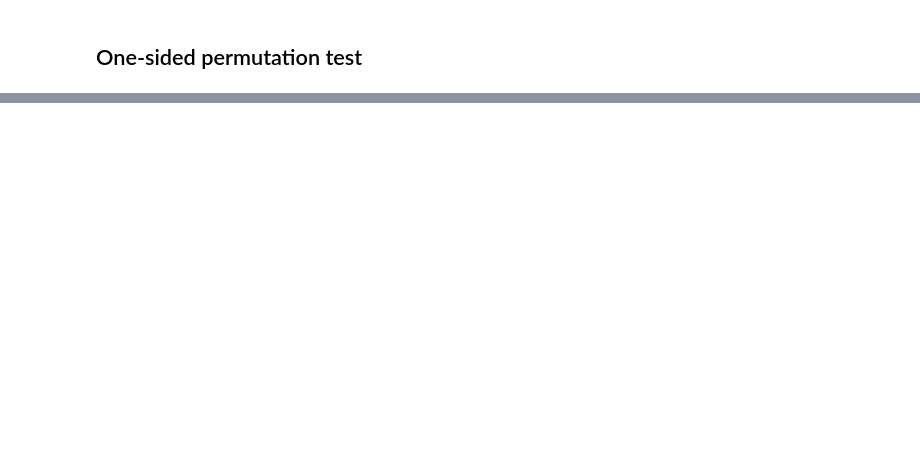
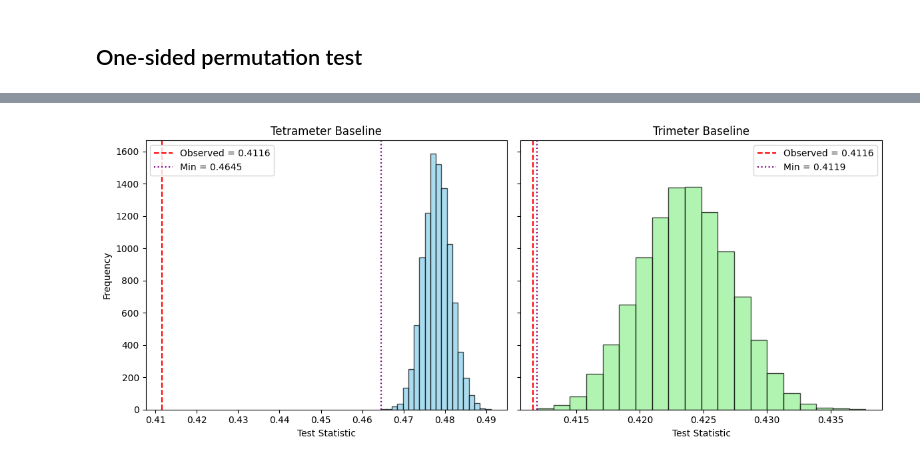
Before and after one commit to Urdatorn/responsio-accentuum, a Jupyter notebook: nb/aristophanes_baselines.ipynb, the cells around one changed output, grey strips where cells are left out. Drawn from its saved outputs; the diff is of its cells as text; code cells hidden in the pictures; blank space fills up the shorter version.

Commit message:
latest baseline updates

```diff
--- a/nb/aristophanes_baselines.ipynb
+++ b/nb/aristophanes_baselines.ipynb
@@ -414,8 +601,8 @@ import hashlib
 import re
 from tqdm import tqdm
 
-# 6 independent passes; each strophicity contributes its ode-count in each pass
-base_cycles = 6
+# determines number of output expected test statistics
+base_cycles = 10_000
 strophicity_counts = {
     2: 1,
     3: 10,
@@ -609,0 +808,11 @@ n=6: 0.4243
+# %%
+import pickle
+
+with open(ROOT / "data/cache/aristophanes_bl_statistics.pkl", "wb") as f:
+    pickle.dump(
+        {
+            "tetrameter": expected_statistics_tetrameter,
+            "trimeter": expected_statistics_trimeter,
+        },
+        f
+    )
@@ -643,0 +905,32 @@ p_trimeter (triads vs trimeter baseline): 1.0000
+# %%
+import matplotlib.pyplot as plt
+import numpy as np
+
+# Convert to float arrays for plotting
+T_exp_triads_tetrameter_arr = np.array(T_exp_triads_tetrameter, dtype=float)
+T_exp_triads_trimeter_arr = np.array(T_exp_triads_trimeter, dtype=float)
+
+fig, axes = plt.subplots(1, 2, figsize=(12, 5), sharey=True)
+
+# Tetrameter distribution
+axes[0].hist(T_exp_triads_tetrameter_arr, bins=20, color='skyblue', edgecolor='k', alpha=0.7)
+axes[0].axvline(T_obs_triads, color='red', linestyle='--', label=f'Observed = {T_obs_triads:.4f}')
+axes[0].axvline(np.min(T_exp_triads_tetrameter_arr), color='purple', linestyle=':', label=f'Min = {np.min(T_exp_triads_tetrameter_arr):.4f}')
+axes[0].set_title('Tetrameter Baseline')
+axes[0].set_xlabel('Test Statistic')
+axes[0].set_ylabel('Frequency')
+axes[0].legend()
+
+# Trimeter distribution
+axes[1].hist(T_exp_triads_trimeter_arr, bins=20, color='lightgreen', edgecolor='k', alpha=0.7)
+axes[1].axvline(T_obs_triads, color='red', linestyle='--', label=f'Observed = {T_obs_triads:.4f}')
+axes[1].axvline(np.min(T_exp_triads_trimeter_arr), color='purple', linestyle=':', label=f'Min = {np.min(T_exp_triads_trimeter_arr):.4f}')
+axes[1].set_title('Trimeter Baseline')
+axes[1].set_xlabel('Test Statistic')
+axes[1].legend()
+
+plt.tight_layout()
+plt.savefig(ROOT / "media/significance/aristophanes_baseline_distributions.png", dpi=400)
+plt.show()
+# %% [output]
+[figure, added]
```
Also changed, not shown: parts of 7 cells of this notebook, 2 other files.
